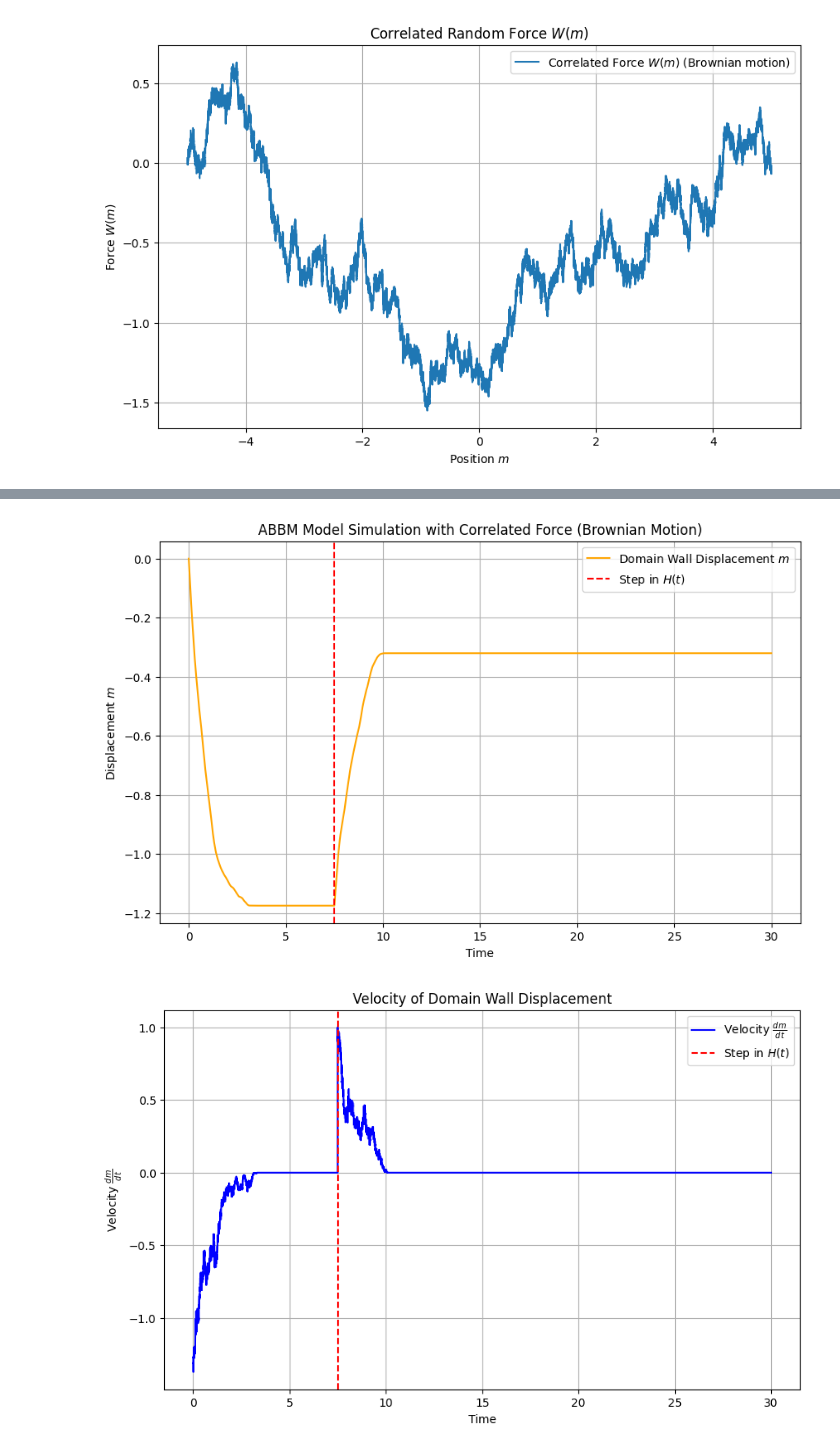
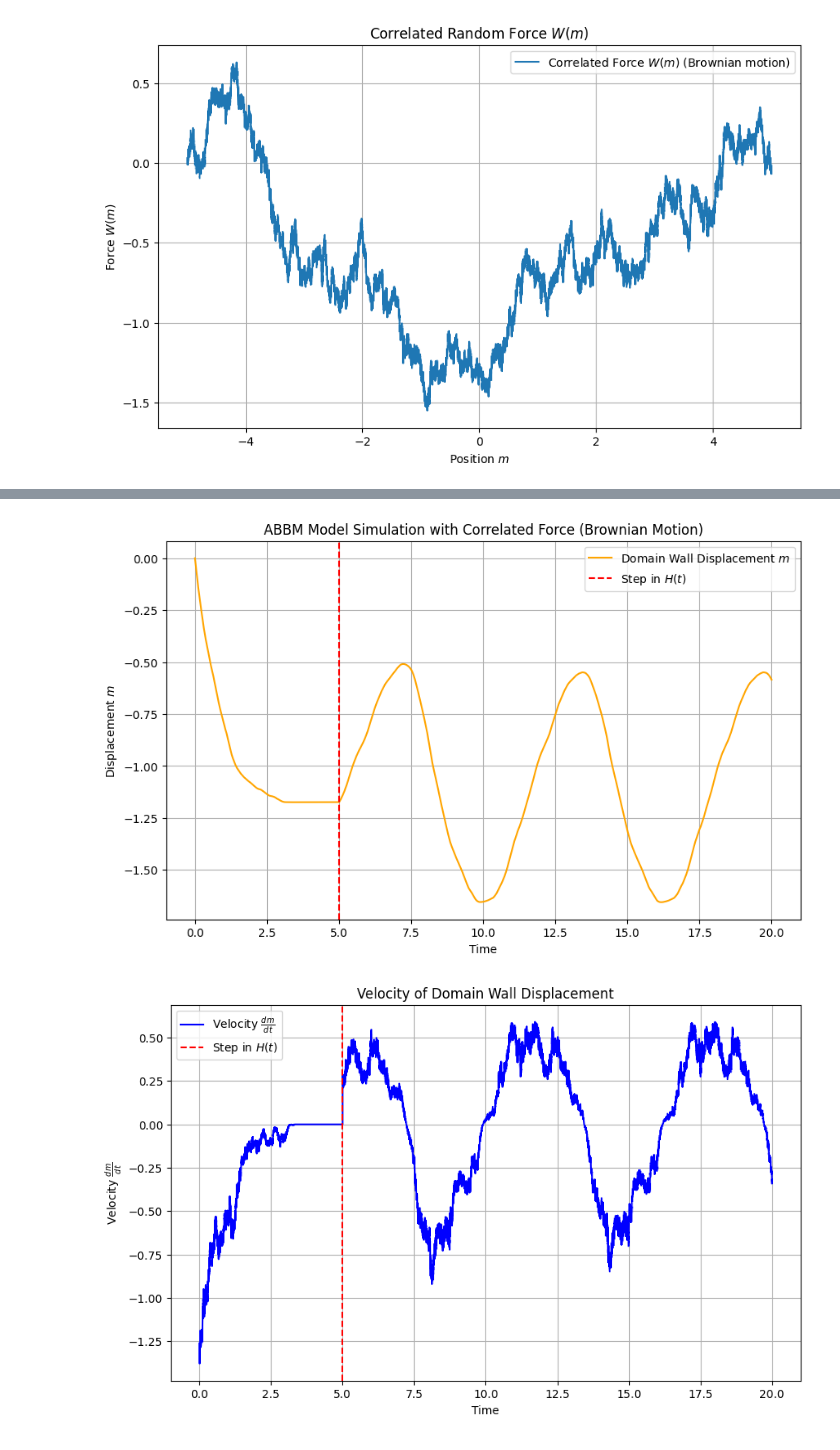
Before and after one commit to UNICT-Fake-Audio/Barkhausen-noise-simulator, a Jupyter notebook: ABBM.ipynb, the cells around one changed output, grey strips where cells are left out. Drawn from its saved outputs; the diff is of its cells as text; code cells hidden in the pictures.

```diff
--- a/ABBM.ipynb
+++ b/ABBM.ipynb
@@ -9,8 +9,8 @@ np.random.seed(43)
 Gamma = 1.0   # Damping coefficient
 k = 1.0       # Spring constant (restoring force strength)
 H_step = 1.0  # Step in the external driving field
-dt = 0.001    # Time step
-T = 30.0      # Total simulation time
+dt = 0.0001    # Time step
+T = 20.0      # Total simulation time
 m0 = 0.0      # Initial displacement
 D = 0.1       # Amplitude of the noise
 L = 10.0      # Length of the spatial range for W(m)
@@ -33,6 +33,7 @@ plt.ylabel("Force $W(m)$")
 plt.title("Correlated Random Force $W(m)$")
 plt.grid()
 plt.legend()
+# plt.savefig("correlated_force.svg")
 plt.show()
 # %% [output]
 [figure]
@@ -39,10 +97,10 @@ plt.show()
 # %%
-#### STEP
+#### COSINE
 
 # Time points for simulation
 time = np.arange(0, T, dt)
 H = np.zeros_like(time)
-H[time > T / 4] = H_step  # Step in H at T/4
+H[time > T / 4] = np.cos(time[time > T / 4])  # Step in H at T/4
 
 # Initialize displacement array for the ABBM model
 m = np.zeros_like(time)
@@ -52,32 +110,34 @@ m[0] = m0
 for i in range(1, len(time)):
     # Update interpolated force
     W_interp = np.interp(m[i - 1], x, correlated_force)
     # Compute the net force and update displacement using Euler integration
     dm = (H[i] - k * m[i - 1] + W_interp) / Gamma * dt
     m[i] = m[i - 1] + dm
 
 # Plot the displacement over time
 plt.figure(figsize=(10, 6))
 plt.plot(time, m, label='Domain Wall Displacement $m$', color='orange')
 plt.axvline(T / 4, color='red', linestyle='--', label='Step in $H(t)$')
 plt.xlabel('Time')
 plt.ylabel('Displacement $m$')
 plt.title('ABBM Model Simulation with Correlated Force (Brownian Motion)')
 plt.legend()
 plt.grid()
+# plt.savefig("abbm_model_correlated_force_brownian.svg")
 plt.show()
 
 # Plot the velocity (dm/dt) over time
 velocity = np.diff(m) / dt  # Calculate velocity
 plt.figure(figsize=(10, 6))
 plt.plot(time[:-1], velocity, label='Velocity $\\frac{dm}{dt}$', color='blue')
 plt.axvline(T / 4, color='red', linestyle='--', label='Step in $H(t)$')
 plt.xlabel('Time')
 plt.ylabel('Velocity $\\frac{dm}{dt}$')
 plt.title('Velocity of Domain Wall Displacement')
 plt.legend()
 plt.grid()
+# plt.savefig("abbm_model_velocity.svg")
 plt.show()
 # %% [output]
-[figure, old version]
+[figure, new version]
-[figure, old version]
+[figure, new version]
```
Also changed, not shown: parts of 6 cells of this notebook, 3 other files.
